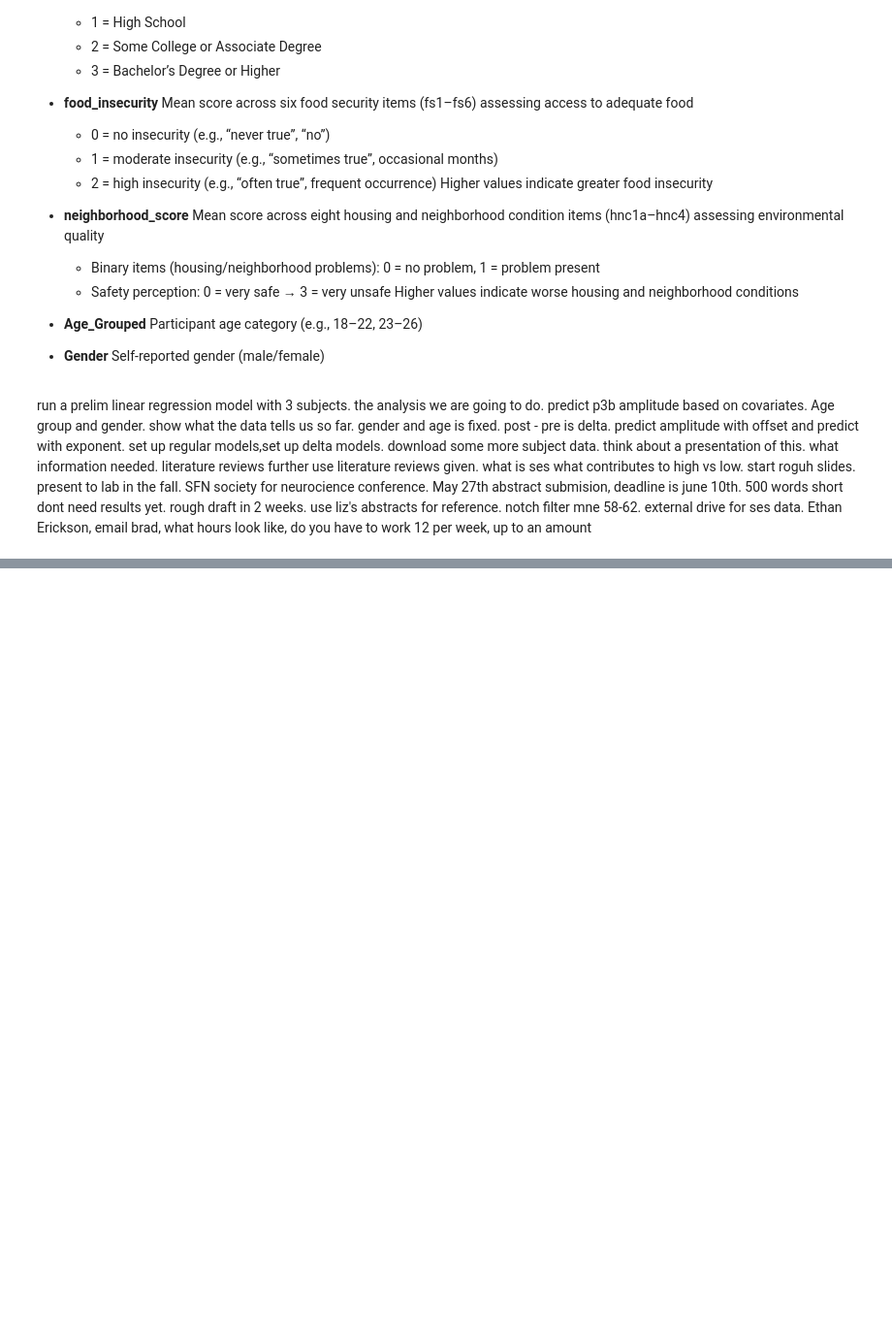
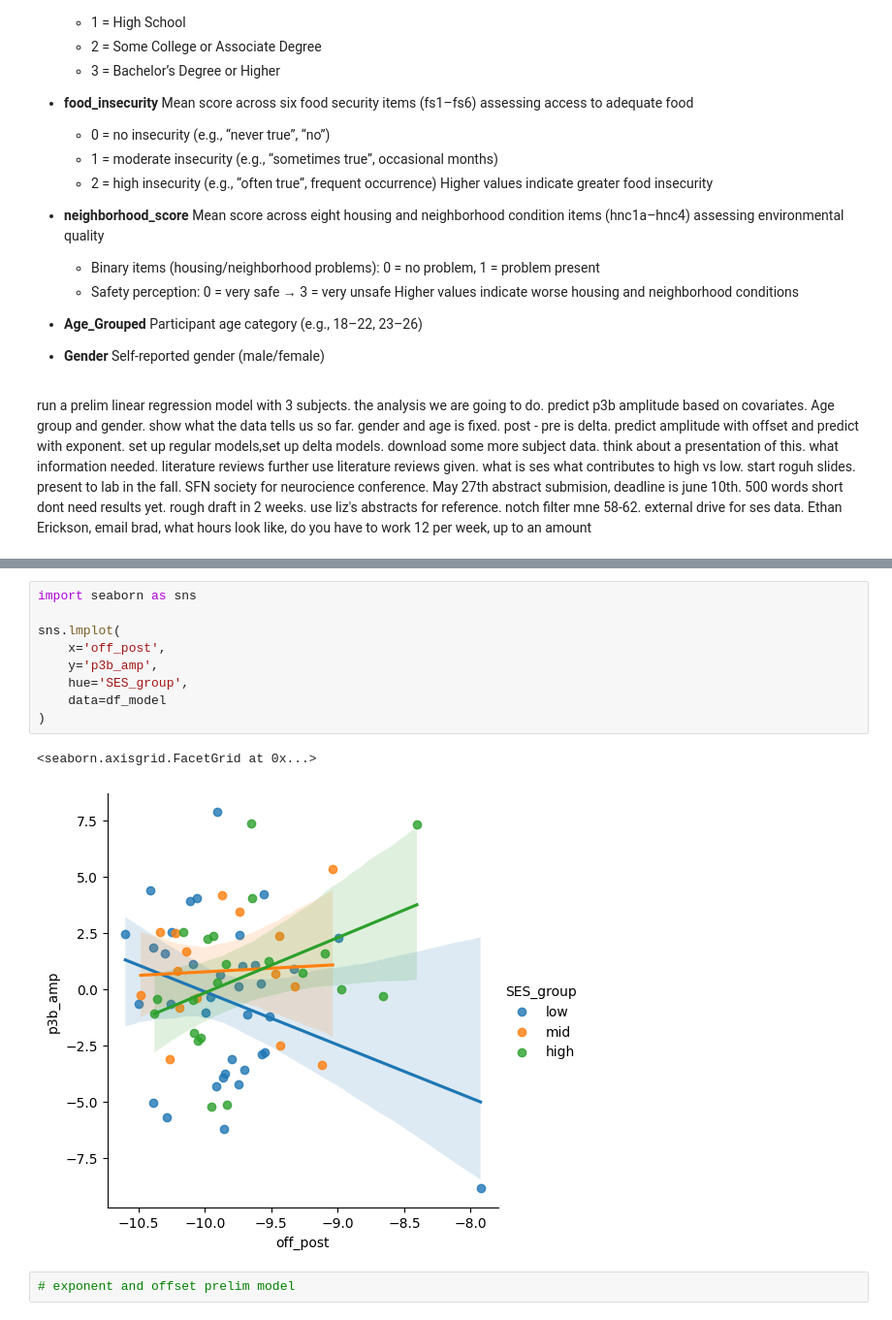
Before and after one commit to KeanuVentura/sesaperiodic, a Jupyter notebook: pipelinedraft.ipynb, the cells around one changed output, grey strips where cells are left out. Shown at 97% size. Cells and saved outputs as stored; diff of their text form; blank space fills up the shorter version.

```diff
--- a/pipelinedraft.ipynb
+++ b/pipelinedraft.ipynb
@@ -413,0 +489,14 @@ Name: p3b_amp, dtype: float64
+# %%
+import seaborn as sns
+
+sns.lmplot(
+    x='off_post',
+    y='p3b_amp',
+    hue='SES_group',
+    data=df_model
+)
+# %% [output]
+<seaborn.axisgrid.FacetGrid at 0x...>
+[figure, added]
+# %%
+# exponent and offset prelim model
```
Also changed, not shown: parts of 23 cells of this notebook.
